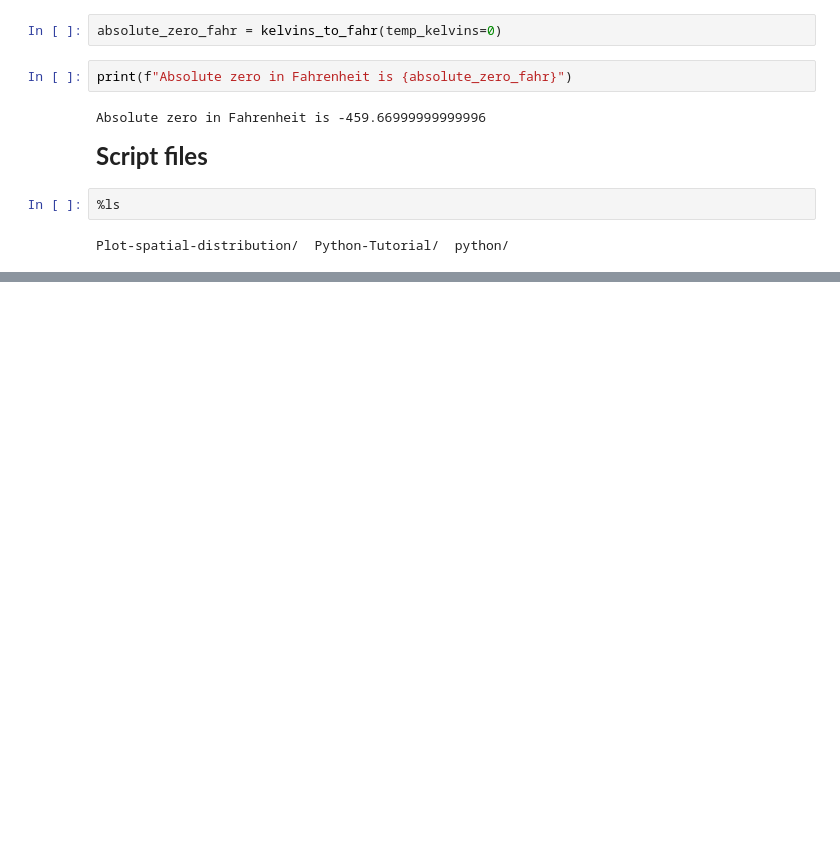
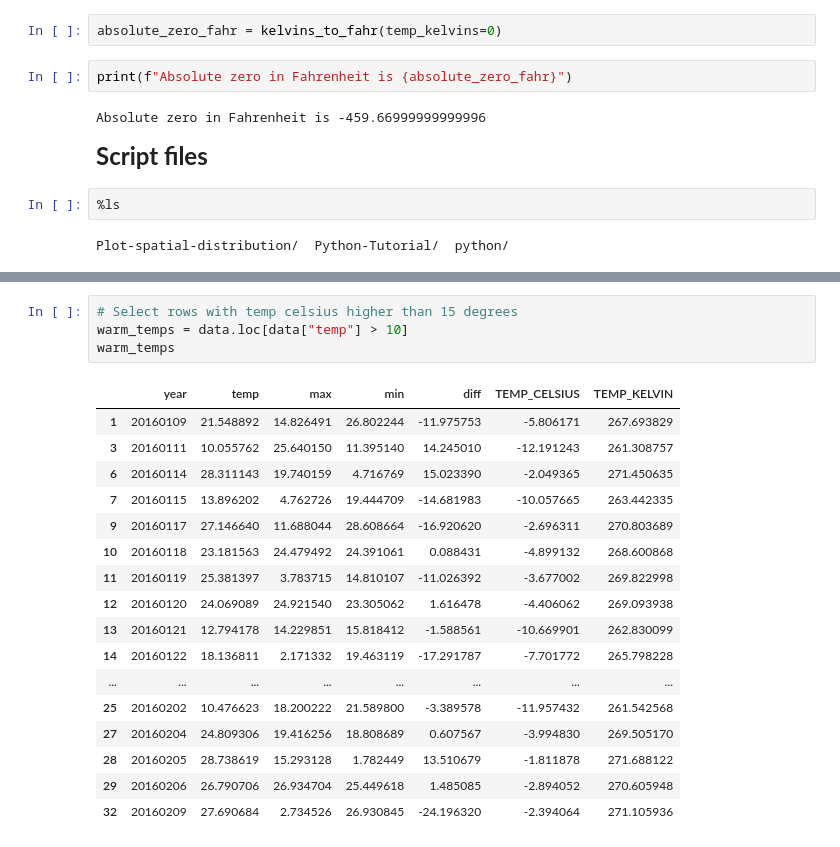
Before and after one commit to yangshanye/Python-Tutorial, a Jupyter notebook: Geopython_basic_expresion.ipynb, the cells around one changed output, grey strips where cells are left out. Drawn from its saved outputs; the diff is of its cells as text; blank space fills up the shorter version.

```diff
--- a/Geopython_basic_expresion.ipynb
+++ b/Geopython_basic_expresion.ipynb
@@ -1414,0 +1518,22 @@ data.head()
+# %%
+# Select rows with temp celsius higher than 15 degrees
+warm_temps = data.loc[data["temp"] > 10]
+warm_temps
+# %% [output]
+|  | year | temp | max | min | diff | TEMP_CELSIUS | TEMP_KELVIN |
+| 1 | 20160109 | 21.548892 | 14.826491 | 26.802244 | -11.975753 | -5.806171 | 267.693829 |
+| 3 | 20160111 | 10.055762 | 25.640150 | 11.395140 | 14.245010 | -12.191243 | 261.308757 |
+| 6 | 20160114 | 28.311143 | 19.740159 | 4.716769 | 15.023390 | -2.049365 | 271.450635 |
+| 7 | 20160115 | 13.896202 | 4.762726 | 19.444709 | -14.681983 | -10.057665 | 263.442335 |
+| 9 | 20160117 | 27.146640 | 11.688044 | 28.608664 | -16.920620 | -2.696311 | 270.803689 |
+| 10 | 20160118 | 23.181563 | 24.479492 | 24.391061 | 0.088431 | -4.899132 | 268.600868 |
+| 11 | 20160119 | 25.381397 | 3.783715 | 14.810107 | -11.026392 | -3.677002 | 269.822998 |
+| 12 | 20160120 | 24.069089 | 24.921540 | 23.305062 | 1.616478 | -4.406062 | 269.093938 |
+| 13 | 20160121 | 12.794178 | 14.229851 | 15.818412 | -1.588561 | -10.669901 | 262.830099 |
+| 14 | 20160122 | 18.136811 | 2.171332 | 19.463119 | -17.291787 | -7.701772 | 265.798228 |
+| ... | ... | ... | ... | ... | ... | ... | ... |
+| 25 | 20160202 | 10.476623 | 18.200222 | 21.589800 | -3.389578 | -11.957432 | 261.542568 |
+| 27 | 20160204 | 24.809306 | 19.416256 | 18.808689 | 0.607567 | -3.994830 | 269.505170 |
+| 28 | 20160205 | 28.738619 | 15.293128 | 1.782449 | 13.510679 | -1.811878 | 271.688122 |
+| 29 | 20160206 | 26.790706 | 26.934704 | 25.449618 | 1.485085 | -2.894052 | 270.605948 |
+| 32 | 20160209 | 27.690684 | 2.734526 | 26.930845 | -24.196320 | -2.394064 | 271.105936 |
```
Also changed, not shown: parts of 234 cells of this notebook.
